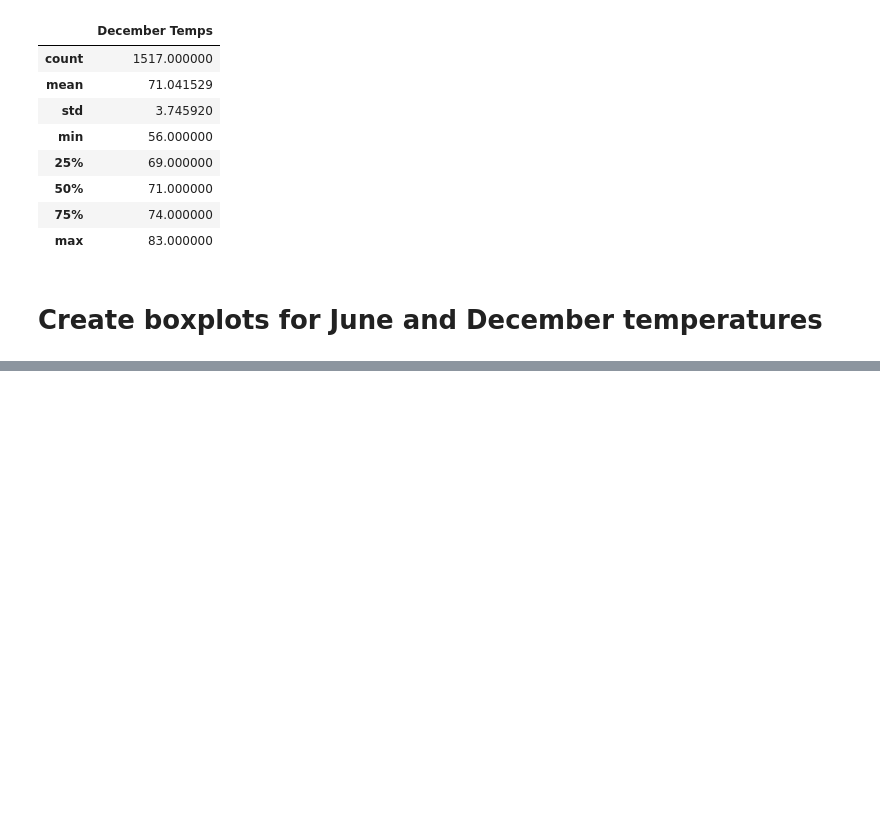
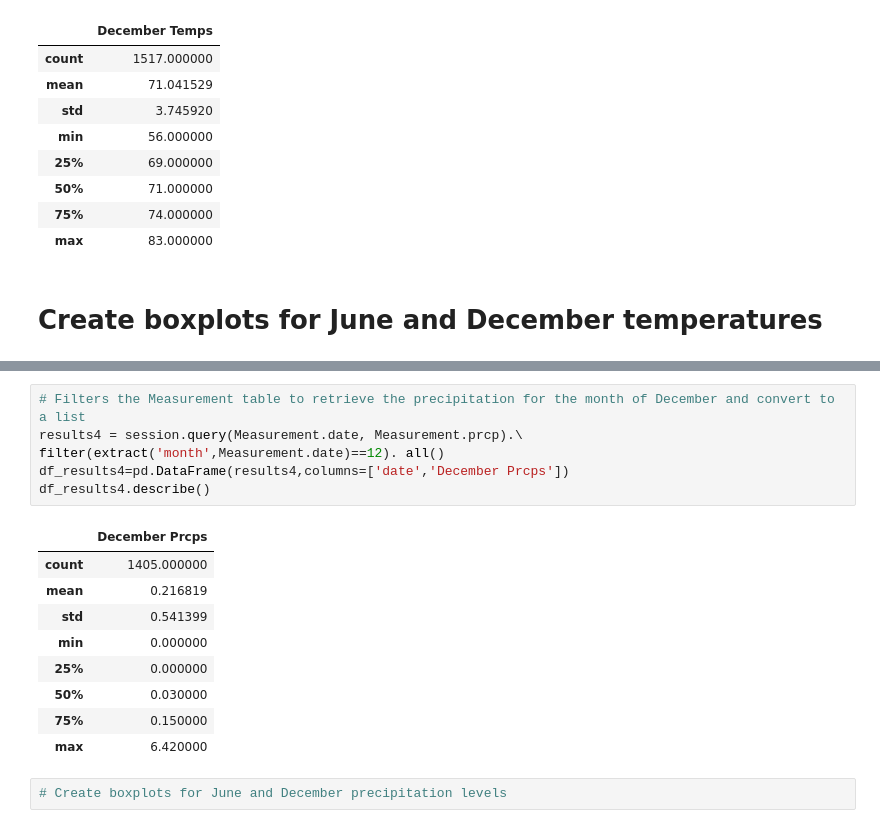
Before and after one commit to elp192/Analysis-of-Oahu-climate, a Jupyter notebook: climate_temp_analysis.ipynb, the cells around one changed output, grey strips where cells are left out. Drawn from its saved outputs; the diff is of its cells as text; blank space fills up the shorter version.

```diff
--- a/climate_temp_analysis.ipynb
+++ b/climate_temp_analysis.ipynb
@@ -215,0 +234,18 @@ plt.show()
+# %%
+# Filters the Measurement table to retrieve the precipitation for the month of December and convert to a list
+results4 = session.query(Measurement.date, Measurement.prcp).\
+filter(extract('month',Measurement.date)==12). all()
+df_results4=pd.DataFrame(results4,columns=['date','December Prcps'])
+df_results4.describe()
+# %% [output]
+|  | December Prcps |
+| count | 1405.000000 |
+| mean | 0.216819 |
+| std | 0.541399 |
+| min | 0.000000 |
+| 25% | 0.000000 |
+| 50% | 0.030000 |
+| 75% | 0.150000 |
+| max | 6.420000 |
+# %%
+# Create boxplots for June and December precipitation levels
```
Also changed, not shown: parts of 3 cells of this notebook.
